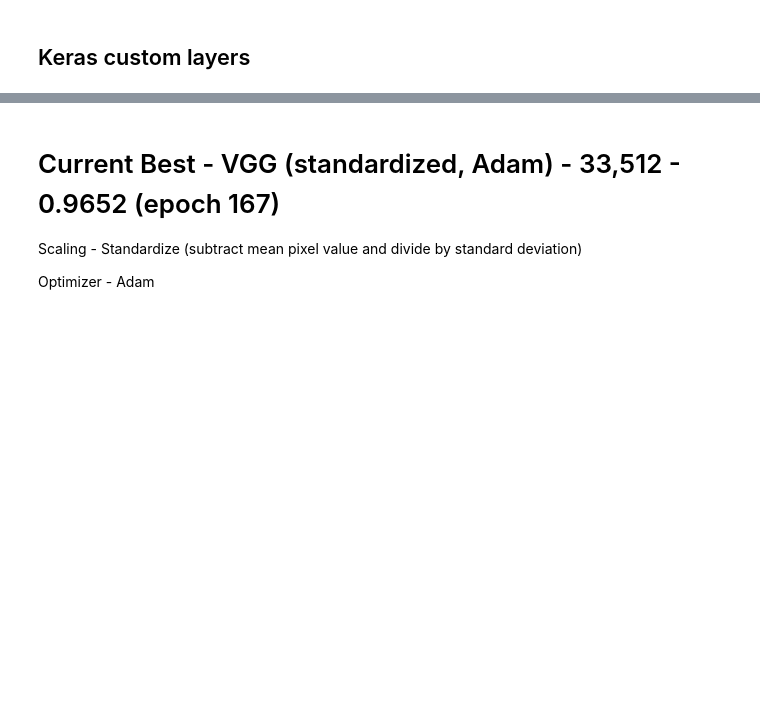
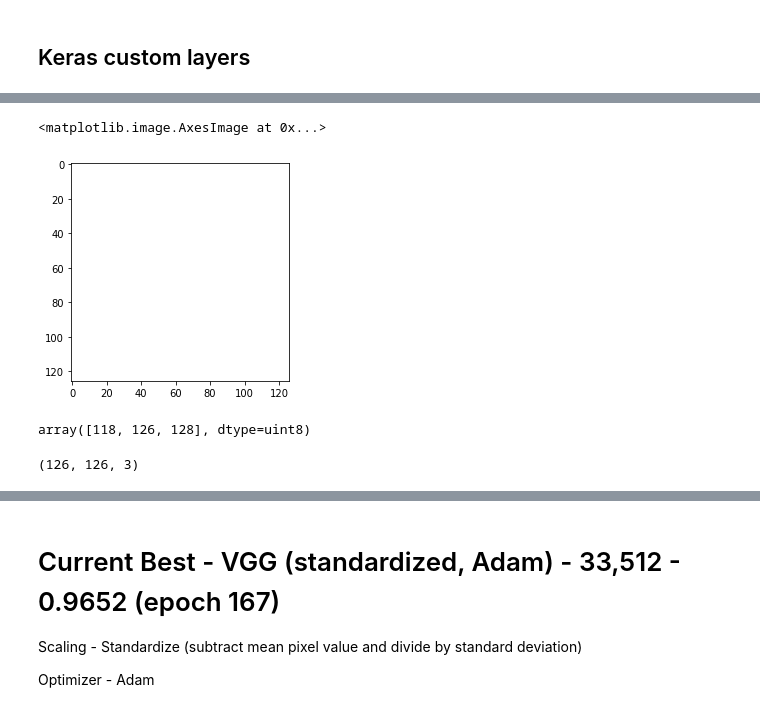
Before and after one commit to realleyriley/Honors-Thesis, a Jupyter notebook: notebooks/9 Edge Detection Preprocessing.ipynb, the cells around one changed output, grey strips where cells are left out. Drawn from its saved outputs; the diff is of its cells as text; code cells hidden in the pictures; blank space fills up the shorter version.

```diff
--- a/notebooks/9 Edge Detection Preprocessing.ipynb
+++ b/notebooks/9 Edge Detection Preprocessing.ipynb
@@ -202,0 +253,8 @@ layer_lambda()
+# %%
+model = Sequential([
+    Conv2D(3, (3, 3), strides=(1, 1), input_shape=(128, 128, 3), data_format="channels_last", padding='valid',
+          kernel_initializer=keras.initializers.Ones()),   # RGB
+])
+
+model.layers[0].trainable = False
+model.summary()
@@ -202,0 +272,6 @@ layer_lambda()
+# %%
+img = np.expand_dims(x_train[0], axis=0)
+temp = model.predict(x=img)[0]
+
+plt.imshow(temp)
+# %% [output]
@@ -202,0 +279,10 @@ layer_lambda()
+<matplotlib.image.AxesImage at 0x...>
+[figure, added]
+# %%
+img[0][0][0]
+# %% [output]
+array([118, 126, 128], dtype=uint8)
+# %%
+temp.shape
+# %% [output]
+(126, 126, 3)
```
Also changed, not shown: parts of 25 cells of this notebook.
